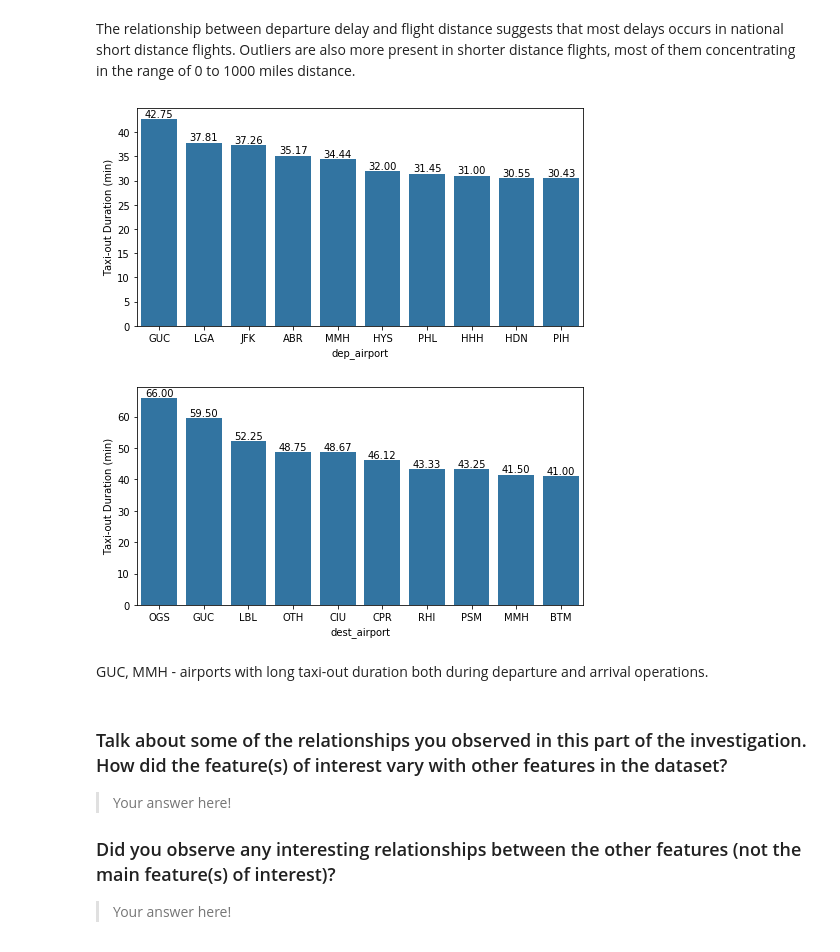
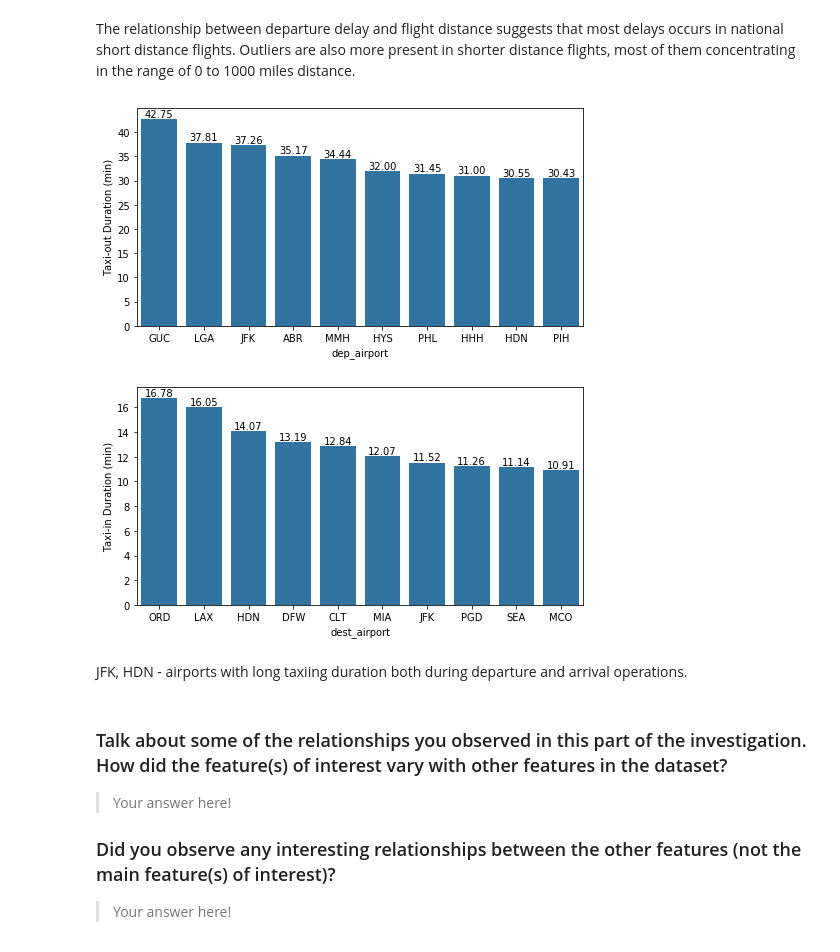
Before and after one commit to thaysmartinez/flights-data-exploration, a Jupyter notebook: exploration_template.ipynb, the cells around one changed output. Saved outputs shown, nothing was run; the diff lists cells and outputs as text; code cells hidden in the pictures.

Commit message:
refactor: Redo bivariate chart
Plot top-10 airports per average taxiing duration during departure and arrival operations.

```diff
--- a/exploration_template.ipynb
+++ b/exploration_template.ipynb
@@ -449,22 +449,29 @@ plt.ylabel('Departure Delay (min)');
 # %% [markdown]
 The relationship between departure delay and flight distance suggests that most delays occurs in national short distance flights. Outliers are also more present in shorter distance flights, most of them concentrating in the range of 0 to 1000 miles distance.
 # %%
-# Plot average taxi duration
-variables = ['dep_airport', 'dest_airport']
-
-for variable in variables:
-    data = df_delays.groupby([variable]).taxi_out.mean()
-    data = data.reset_index().sort_values('taxi_out', ascending=False)[:10] # display top 10
-    plt.figure(figsize=[8, 4])
-    sb.barplot(data=data, x=variable, y='taxi_out', color=base_color)
-    chart_means(data, variable)
-    plt.xlabel(variable)
-    plt.ylabel('Taxi-out Duration (min)');
+# Plot average taxi-out duration
+data = df_delays.groupby(['dep_airport']).taxi_out.mean()
+data = data.reset_index().sort_values('taxi_out', ascending=False)[:10] # display top 10
+plt.figure(figsize=[8, 4])
+sb.barplot(data=data, x='dep_airport', y='taxi_out', color=base_color)
+chart_means(data, 'dep_airport')
+plt.xlabel('dep_airport')
+plt.ylabel('Taxi-out Duration (min)');
 # %% [output]
 [figure]
-[figure, removed]
+# %%
+# Plot average taxi-out duration
+data = df_delays.groupby(['dest_airport']).taxi_in.mean()
+data = data.reset_index().sort_values('taxi_in', ascending=False)[:10] # display top 10
+plt.figure(figsize=[8, 4])
+sb.barplot(data=data, x='dest_airport', y='taxi_in', color=base_color)
+chart_means(data, 'dest_airport')
+plt.xlabel('dest_airport')
+plt.ylabel('Taxi-in Duration (min)');
+# %% [output]
+[figure, added]
 # %% [markdown]
-GUC, MMH - airports with long taxi-out duration both during departure and arrival operations.
+JFK, HDN - airports with long taxiing duration both during departure and arrival operations.
 # %% [markdown]
 ### Talk about some of the relationships you observed in this part of the investigation. How did the feature(s) of interest vary with other features in the dataset?
 
```
